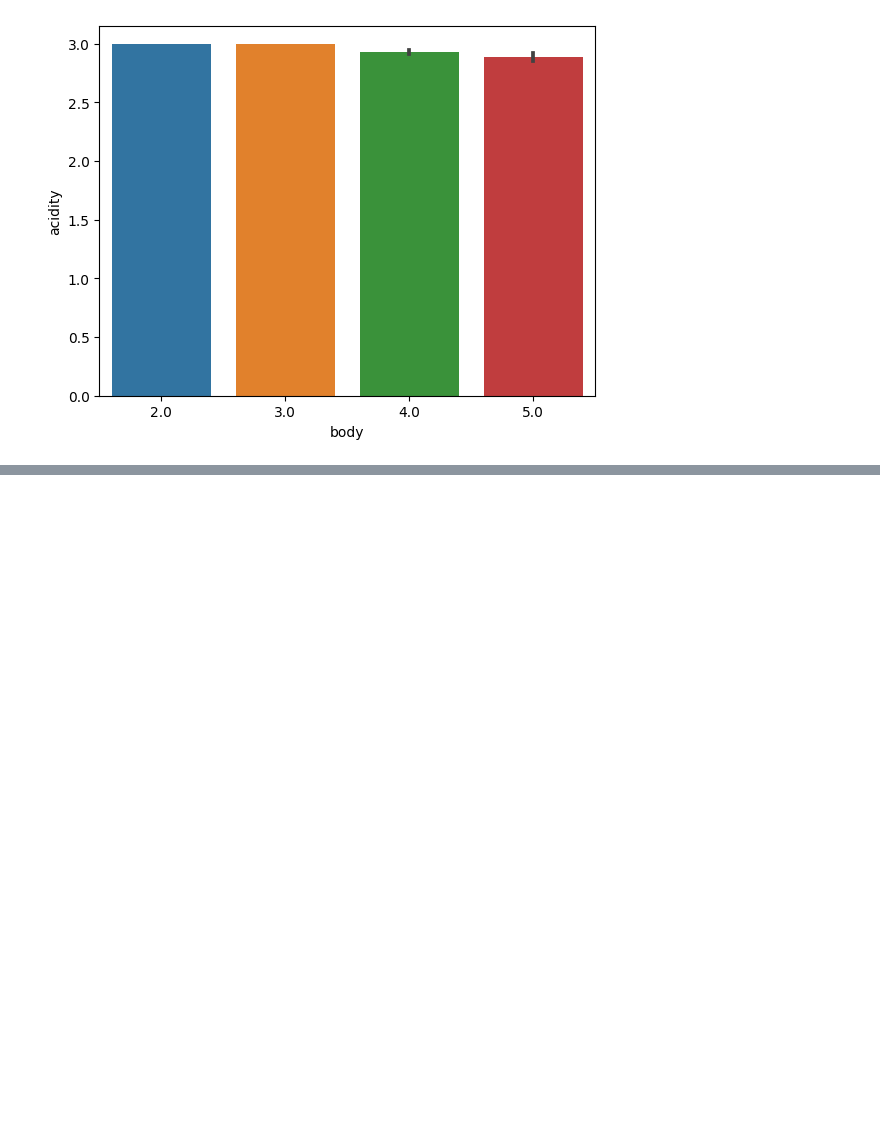
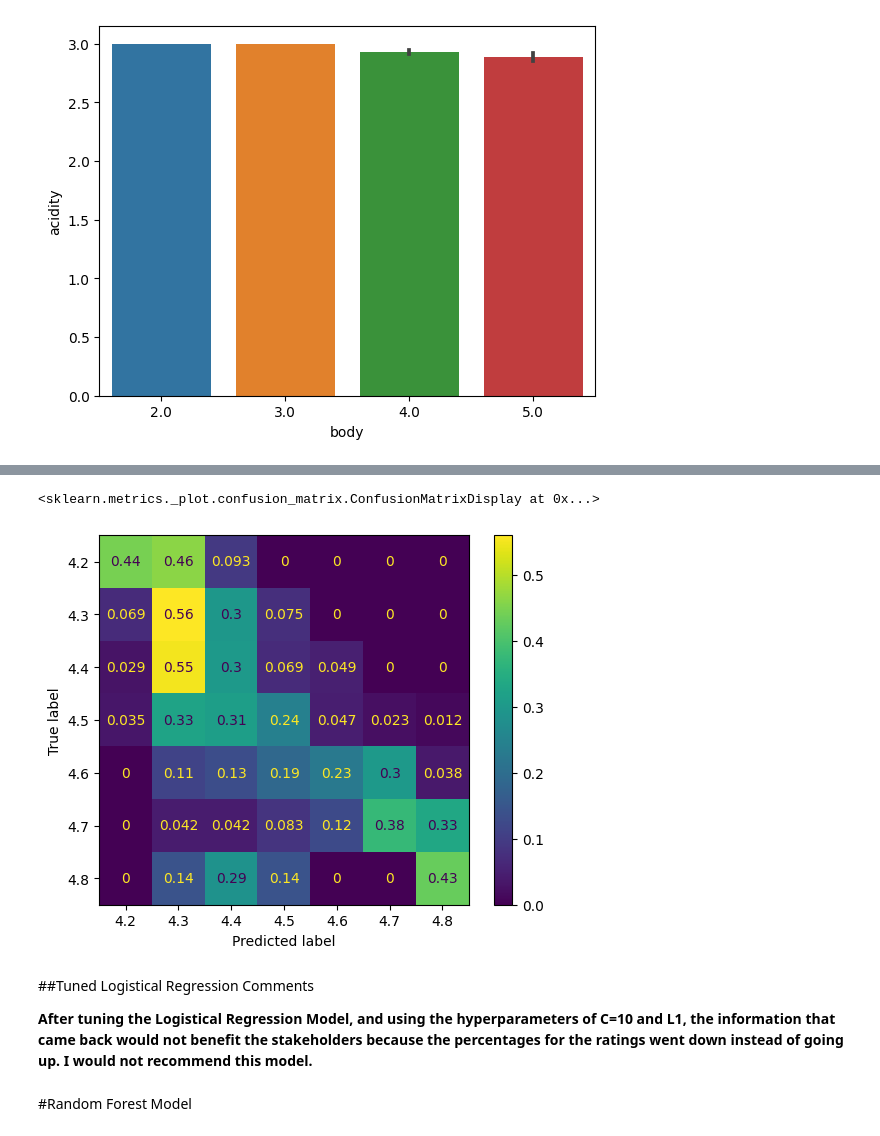
Before and after one commit to HeatherAnnFoster/Spanish-Wine-Project, a Jupyter notebook: Spanish_Wine_Project.ipynb, the cells around one changed output, grey strips where cells are left out. Drawn from its saved outputs; the diff is of its cells as text; code cells hidden in the pictures; blank space fills up the shorter version.

```diff
--- a/Spanish_Wine_Project.ipynb
+++ b/Spanish_Wine_Project.ipynb
@@ -271,0 +589,2 @@ log_reg_pipe.fit(X_train, y_train)
+# %%
+LGTuned_grid_search.fit(X_train, y_train)
@@ -271,0 +616,3 @@ log_reg_pipe.fit(X_train, y_train)
+# %%
+LGbest_model = LGTuned_grid_search.best_estimator_
+LGbest_model
@@ -271,0 +637,2 @@ log_reg_pipe.fit(X_train, y_train)
+# %%
+LGbest_model.fit(X_train, y_train)
@@ -271,0 +657,3 @@ log_reg_pipe.fit(X_train, y_train)
+# %%
+test_preds = LGbest_model.predict(X_test)
+test_preds[:5]
@@ -271,0 +678,11 @@ log_reg_pipe.fit(X_train, y_train)
+# %%
+ConfusionMatrixDisplay.from_predictions(y_test, test_preds, normalize = 'true')
+# %% [output]
+<sklearn.metrics._plot.confusion_matrix.ConfusionMatrixDisplay at 0x...>
+[figure, added]
+# %% [markdown]
+##Tuned Logistical Regression Comments
+
+**After tuning the Logistical Regression Model, and using the hyperparameters of C=10 and L1, the information that came back would not benefit the stakeholders because the percentages for the ratings went down instead of going up.  I would not recommend this model.**
+# %% [markdown]
+#Random Forest Model
```
Also changed, not shown: parts of 89 cells of this notebook.
